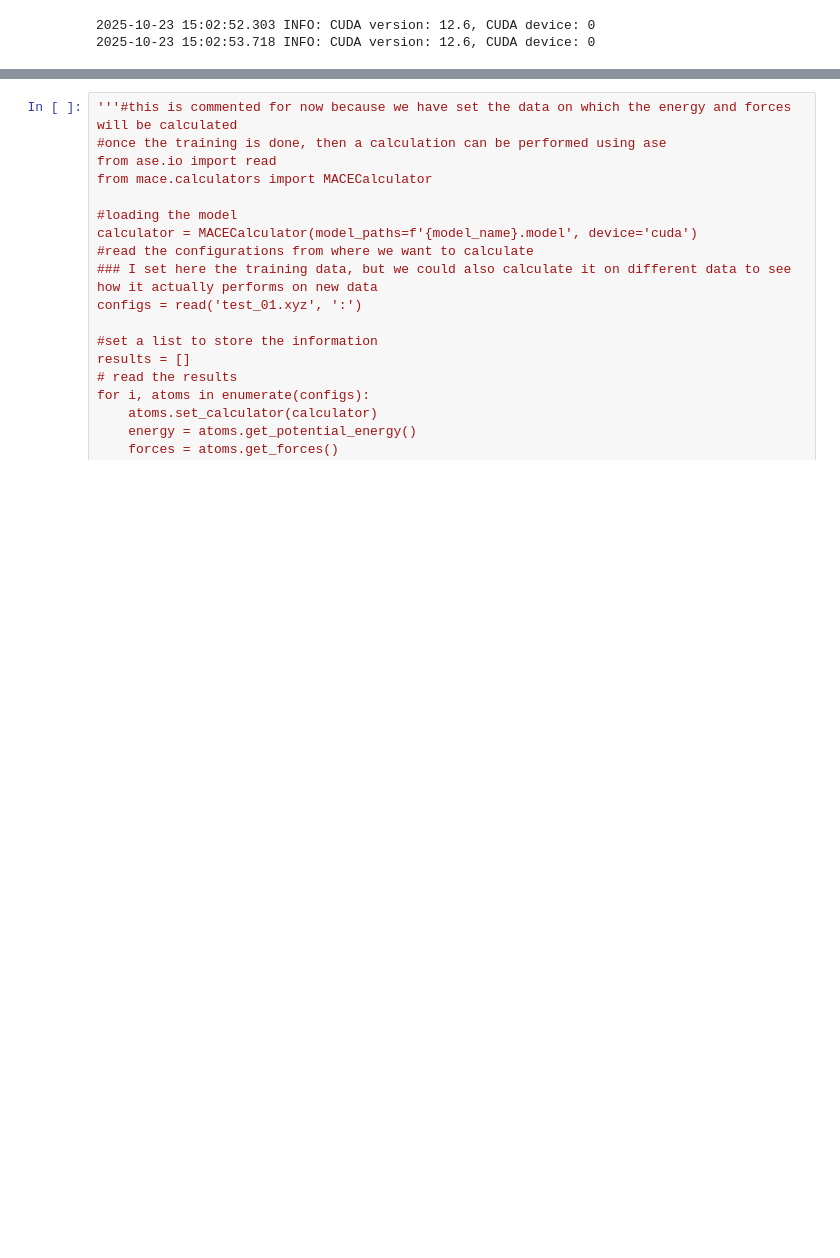
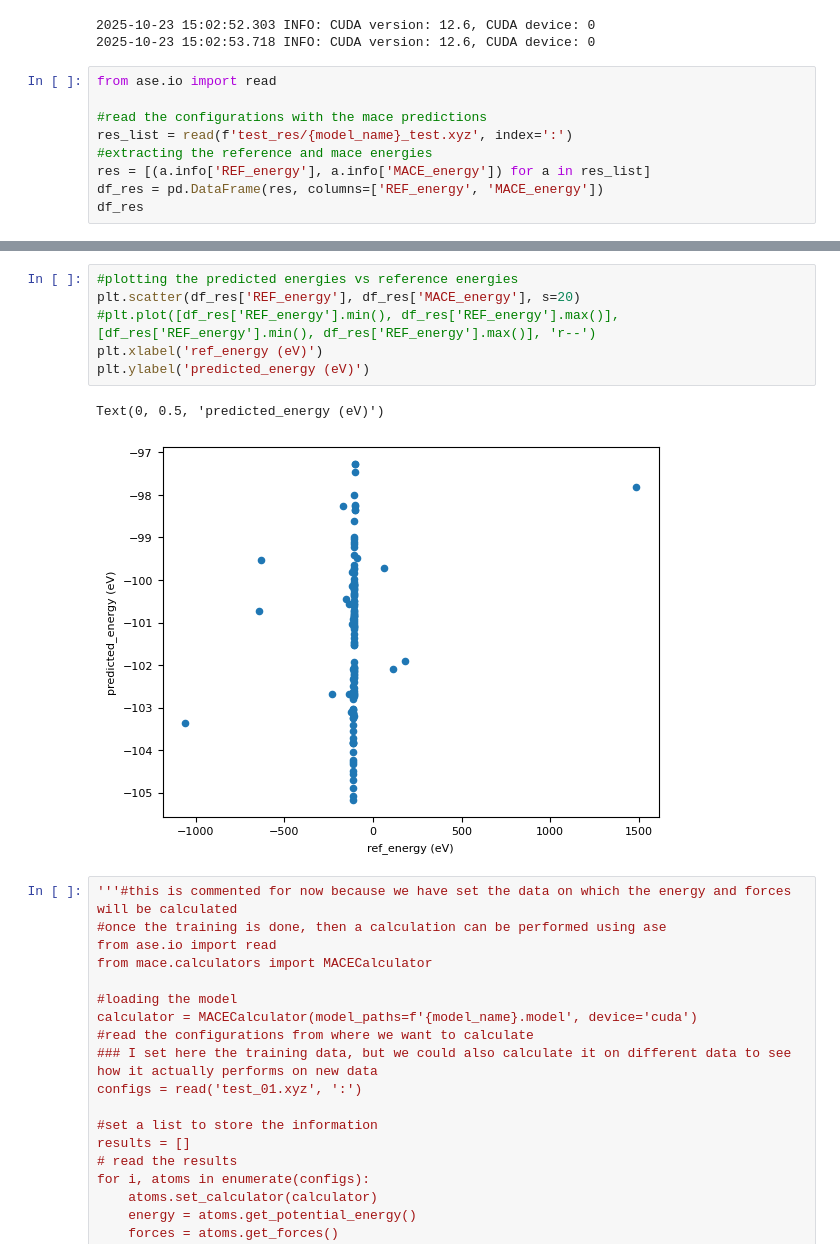
Before and after one commit to ShannonNCM/research_files, a Jupyter notebook: new_model/training_notebook.ipynb, the cells around one changed output, grey strips where cells are left out. Drawn from its saved outputs; the diff is of its cells as text; blank space fills up the shorter version.

```diff
--- a/new_model/training_notebook.ipynb
+++ b/new_model/training_notebook.ipynb
@@ -209,3 +209,12 @@ eval_mace(model=f'{model_name}.model',
 # %% [output]
 2025-10-23 15:02:52.303 INFO: CUDA version: 12.6, CUDA device: 0
 2025-10-23 15:02:53.718 INFO: CUDA version: 12.6, CUDA device: 0
+# %%
+from ase.io import read
+
+#read the configurations with the mace predictions
+res_list = read(f'test_res/{model_name}_test.xyz', index=':')
+#extracting the reference and mace energies
+res = [(a.info['REF_energy'], a.info['MACE_energy']) for a in res_list]
+df_res = pd.DataFrame(res, columns=['REF_energy', 'MACE_energy'])
+df_res
@@ -212,3 +235,12 @@ eval_mace(model=f'{model_name}.model',
+# %%
+#plotting the predicted energies vs reference energies
+plt.scatter(df_res['REF_energy'], df_res['MACE_energy'], s=20)
+#plt.plot([df_res['REF_energy'].min(), df_res['REF_energy'].max()], [df_res['REF_energy'].min(), df_res['REF_energy'].max()], 'r--')
+plt.xlabel('ref_energy (eV)')
+plt.ylabel('predicted_energy (eV)')
+# %% [output]
+Text(0, 0.5, 'predicted_energy (eV)')
+[figure, added]
 # %%
 '''#this is commented for now because we have set the data on which the energy and forces will be calculated
 #once the training is done, then a calculation can be performed using ase
```
Also changed, not shown: parts of 1 cell of this notebook.
